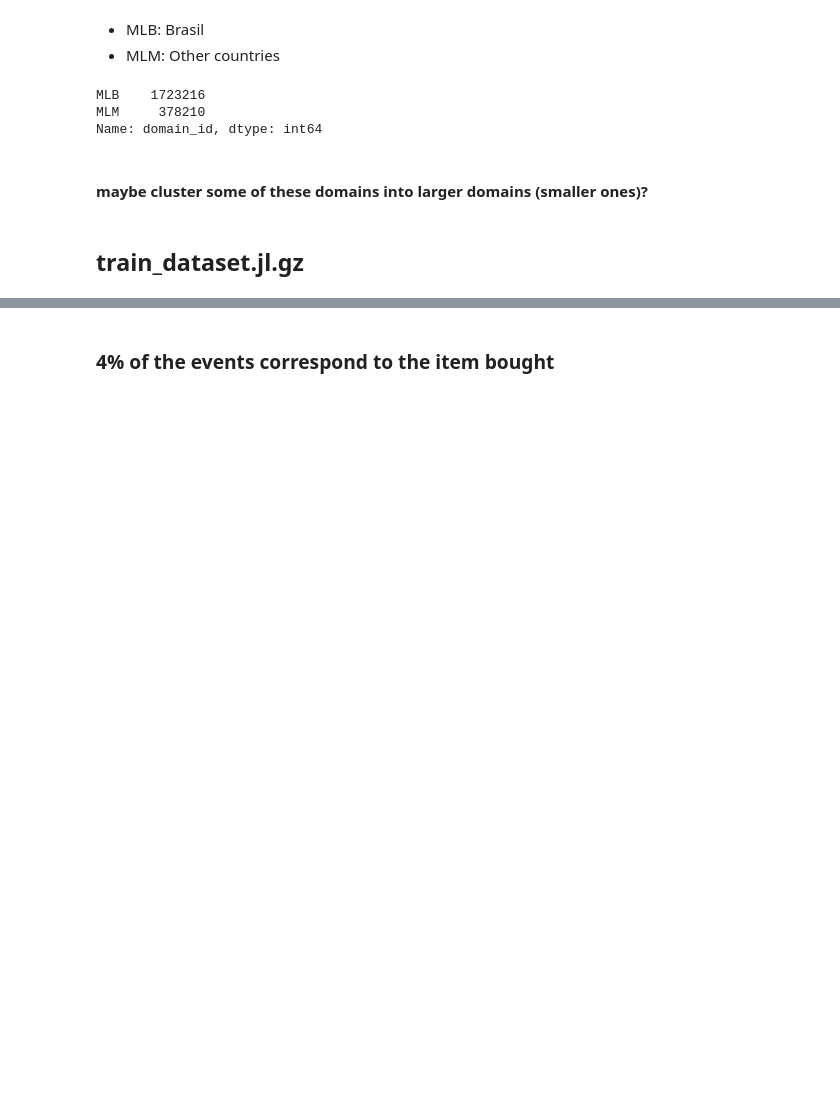
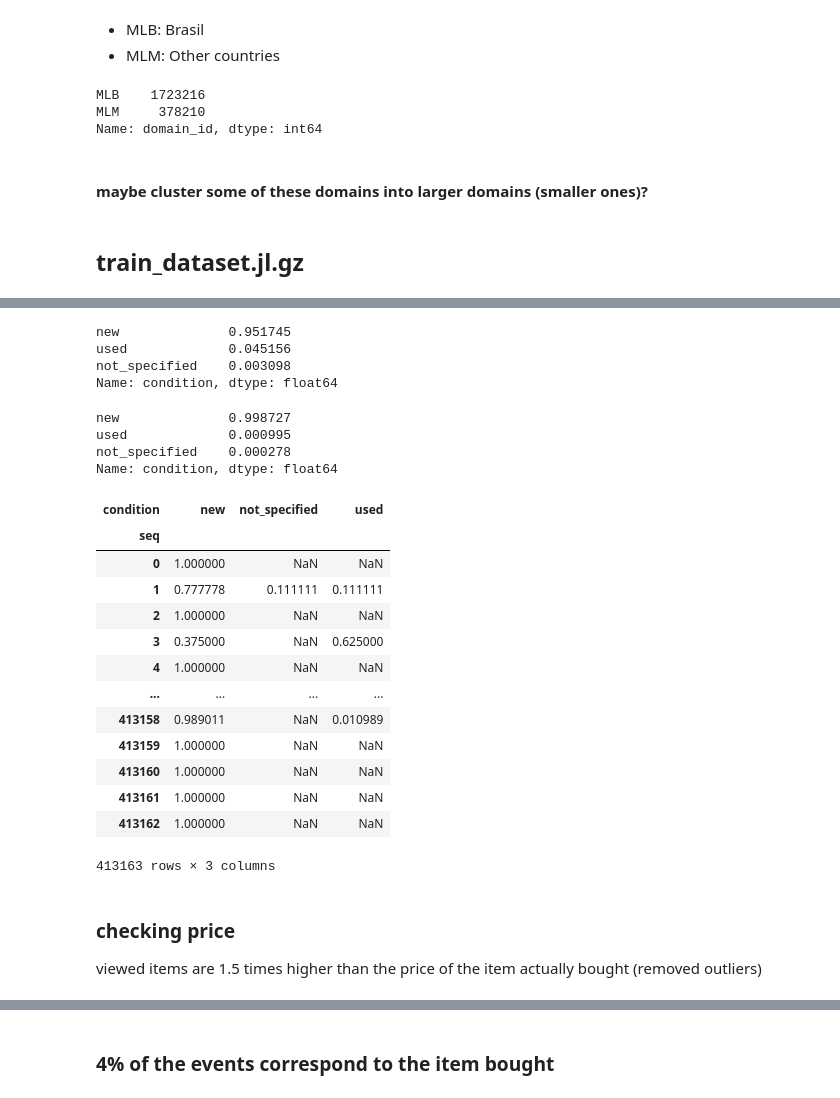
Before and after one commit to hitoshinagano/MercadoLibre_2020, a Jupyter notebook: notebooks/EDA_dataprep.ipynb, the cells around one changed output, grey strips where cells are left out. Saved outputs shown, nothing was run; the diff lists cells and outputs as text; code cells hidden in the pictures; blank space fills up the shorter version.

```diff
--- a/notebooks/EDA_dataprep.ipynb
+++ b/notebooks/EDA_dataprep.ipynb
@@ -145,0 +166,4 @@ Wall time: 5.57 s
+# %%
+train = train[train.event_type != 'search']
+# %%
+train['event_info'] = train.event_info.fillna(train.item_bought)
@@ -145,0 +172,36 @@ Wall time: 5.57 s
+# %%
+train.condition.value_counts(normalize = True)
+# %% [output]
+new              0.951745
+used             0.045156
+not_specified    0.003098
+Name: condition, dtype: float64
+# %%
+train[train.event_type == 'buy'].condition.value_counts(normalize = True)
+# %% [output]
+new              0.998727
+used             0.000995
+not_specified    0.000278
+Name: condition, dtype: float64
+# %%
+condition = train.groupby('seq').condition.value_counts(normalize = True).unstack()
+# %%
+condition
+# %% [output]
+| condition | new | not_specified | used |
+| seq |  |  |  |
+| 0 | 1.000000 | NaN | NaN |
+| 1 | 0.777778 | 0.111111 | 0.111111 |
+| 2 | 1.000000 | NaN | NaN |
+| 3 | 0.375000 | NaN | 0.625000 |
+| 4 | 1.000000 | NaN | NaN |
+| ... | ... | ... | ... |
+| 413158 | 0.989011 | NaN | 0.010989 |
+| 413159 | 1.000000 | NaN | NaN |
+| 413160 | 1.000000 | NaN | NaN |
+| 413161 | 1.000000 | NaN | NaN |
+| 413162 | 1.000000 | NaN | NaN |
+413163 rows × 3 columns
+# %% [markdown]
+### checking price
+viewed items are 1.5 times higher than the price of the item actually bought (removed outliers)
```
Also changed, not shown: parts of 25 cells of this notebook, 2 other files.
